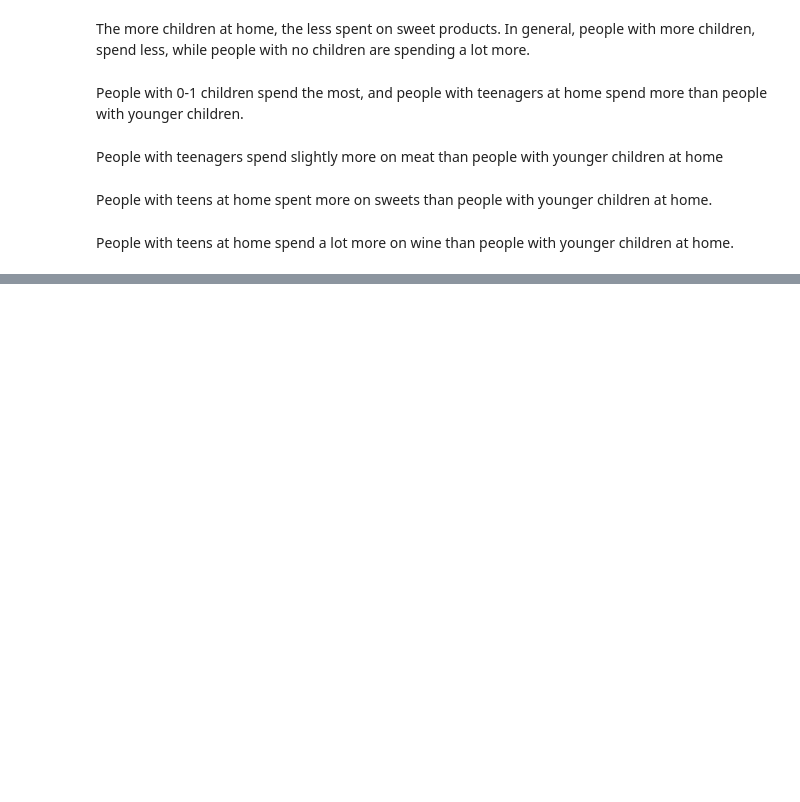
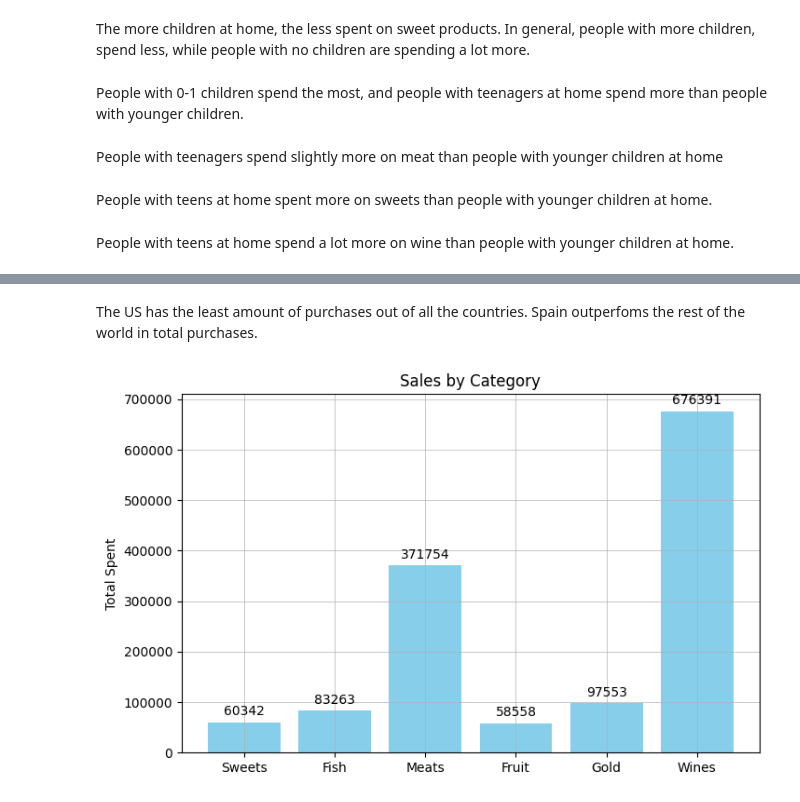
Before and after one commit to silvaGee/marketing_project, a Jupyter notebook: marketing.ipynb, the cells around one changed output, grey strips where cells are left out. Cells and saved outputs as stored; diff of their text form; code cells hidden in the pictures; blank space fills up the shorter version.

```diff
--- a/marketing.ipynb
+++ b/marketing.ipynb
@@ -867,0 +995,23 @@ People with teens at home spend a lot more on wine than people with younger chil
+# %% [markdown]
+The US has the least amount of purchases out of all the countries.  Spain outperfoms the rest of the world in total purchases.
+# %%
+# Use appropriate visualization to help analyze the following:
+# Identify the top-performing products and those with the lowest revenue.
+total_fish = df["MntFishProducts"].sum()
+total_meats = df["MntMeatProducts"].sum()
+total_sweets = df["MntSweetProducts"].sum()
+total_gold = df["MntGoldProds"].sum()
+total_fruit = df["MntFruits"].sum()
+total_wines = df["MntWines"].sum()
+values = [total_sweets, total_fish, total_meats, total_fruit, total_gold, total_wines]
+labels = ["Sweets", "Fish", "Meats", "Fruit", "Gold", "Wines"]
+plt.figure(figsize=(8, 5))
+plt.grid(True, lw=0.5)
+bars = plt.bar(labels, values, color='skyblue')
+plt.bar_label(bars, label_type='edge', padding=3)
+plt.title('Sales by Category')
+plt.ylabel('Total Spent')
+
+plt.show()
+# %% [output]
+[figure, added]
```
Also changed, not shown: parts of 14 cells of this notebook.
